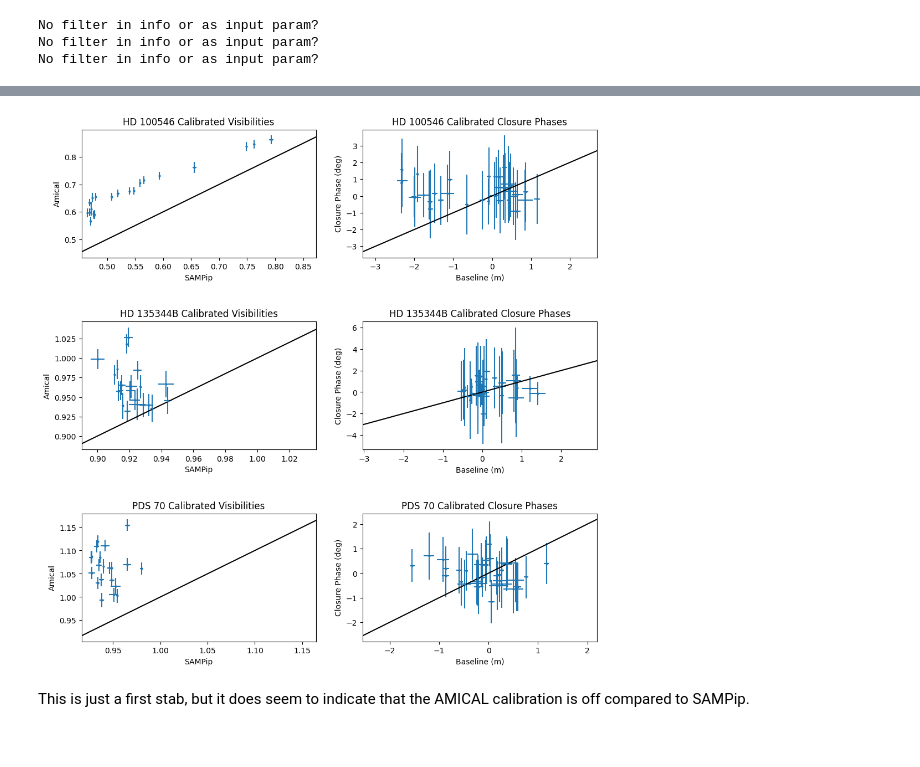
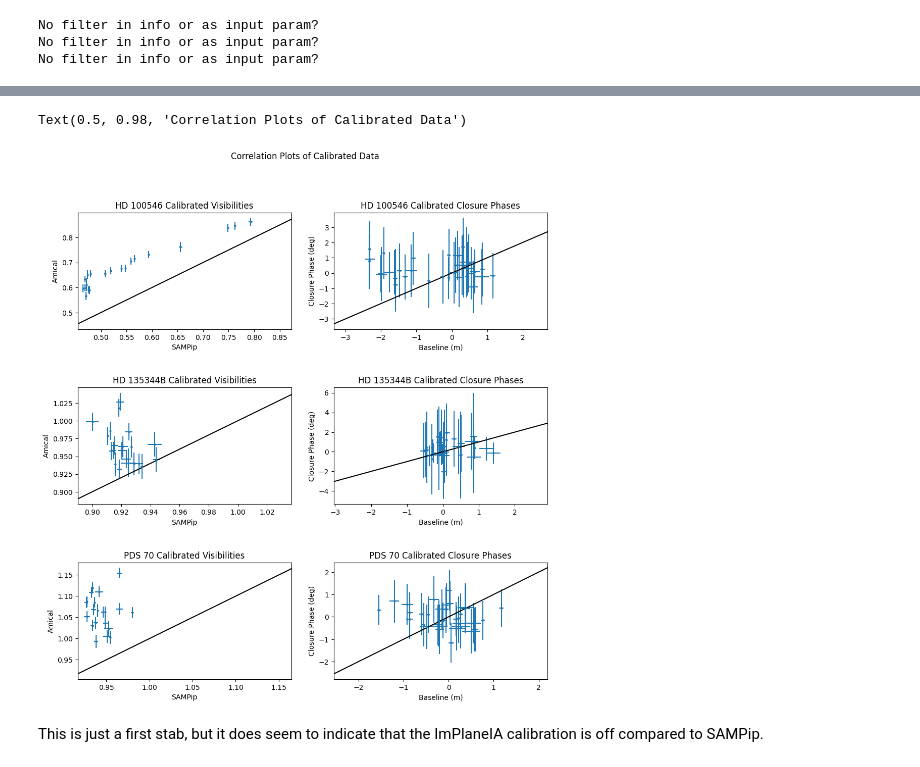
Before and after one commit to benjaminpope/ami, a Jupyter notebook: notebooks/comparison_1242.ipynb, the cells around one changed output, grey strips where cells are left out. Saved outputs shown, nothing was run; the diff lists cells and outputs as text; code cells hidden in the pictures.

Commit message:
implaneia update

```diff
--- a/notebooks/comparison_1242.ipynb
+++ b/notebooks/comparison_1242.ipynb
@@ -369,11 +369,11 @@ print(is_calib)
 v2_otf_joel = np.mean(v2s_joel[is_calib,:],axis=0)
 t3_tf_joel = np.mean(t3phis_joel[is_calib,:],axis=0)
 
-# now do the same for AMICAL
+# now do the same for ImPlaneIA
 is_calib = np.array([name.startswith('CAL') for name in names])
 print(is_calib)
-v2_otf_amical = 10**np.mean(np.log10(v2s[:,is_calib]),axis=1) # geometric mean of calibrator visibilities
-t3_tf_amical = np.mean(t3s[:,is_calib],axis=1)
+v2_otf_implaneia = 10**np.mean(np.log10(v2s[:,is_calib]),axis=1) # geometric mean of calibrator visibilities
+t3_tf_implaneia = np.mean(t3s[:,is_calib],axis=1)
 # %% [output]
 [False  True  True False False]
 [ True False  True False  True False  True False False False  True False
@@ -413,10 +413,10 @@ No filter in info or as input param?
 No filter in info or as input param?
 No filter in info or as input param?
 # %%
-v2s_calib = (v2s.T / v2_otf_amical).T
-t3s_calib = (t3s.T - t3_tf_amical).T
+v2s_calib = (v2s.T / v2_otf_implaneia).T
+t3s_calib = (t3s.T - t3_tf_implaneia).T
 # %%
-# now calibrate the amical data the same way
+# now calibrate the implaneia data the same way
 
 
 fig, axes = plt.subplots(3,2, figsize=(12, 12))
@@ -427,27 +427,27 @@ for j, name in enumerate(joelnames):
     match = np.array(names)==name
     print(name, np.sum(match))
 
-    v2_amical = v2s_calib[:,match].mean(axis=1)
-    v2errs_amical = v2errs[:,match].mean(axis=1)
-    t3_amical = t3s_calib[:,match].mean(axis=1)
-    t3errs_amical = t3errs[:,match].mean(axis=1)
+    v2_implaneia = v2s_calib[:,match].mean(axis=1)
+    v2errs_implaneia = v2errs[:,match].mean(axis=1)
+    t3_implaneia = t3s_calib[:,match].mean(axis=1)
+    t3errs_implaneia = t3errs[:,match].mean(axis=1)
 
     # visibilities
     ax1.errorbar(np.sqrt(u_joel**2 + v_joel**2), v2s_joel[j,:], yerr=v2errs_joel[j,:], fmt='o',markersize=2,label='Joel')
     ax1.set_xlabel('Baseline (m)')
     ax1.set_ylabel(r'$V^2$')
-    ax1.set_title(name+' Raw Visibilities')
-    ax1.errorbar(np.sqrt(u**2 + v**2), v2_amical,yerr=v2errs_amical,fmt='o',markersize=2,label='AMICAL')
+    ax1.set_title(name+' Calibrated Visibilities')
+    ax1.errorbar(np.sqrt(u**2 + v**2), v2_implaneia,yerr=v2errs_implaneia,fmt='o',markersize=2,label='ImPlaneIA')
     ax1.axhline(1.0, color='k', linestyle='--', alpha=0.5)
     ax1.legend()
 
 
     # closure phases vs first baseline
     ax2.errorbar(np.sqrt(t3u1_joel**2 + t3v1_joel**2), t3phis_joel[j,:], yerr=t3phierrs_joel[j,:], fmt='o',markersize=2,label='Joel')
-    ax2.errorbar(np.sqrt(t3u1**2 + t3v1**2), t3_amical, yerr=t3errs_amical, fmt='o',markersize=2,label='AMICAL')
+    ax2.errorbar(np.sqrt(t3u1**2 + t3v1**2), t3_implaneia, yerr=t3errs_implaneia, fmt='o',markersize=2,label='ImPlaneIA')
     ax2.set_xlabel('Baseline (m)')
     ax2.set_ylabel('Closure Phase (deg)')
-    ax2.set_title(name + ' Raw Closure Phases')
+    ax2.set_title(name + ' Calibrated Closure Phases')
     ax2.axhline(0.0, color='k', linestyle='--', alpha=0.5)
     ax2.legend()
 
@@ -460,38 +460,40 @@ PDS 70 4
 # %%
 # correlation plots
 
 fig, axes = plt.subplots(3,2, figsize=(12, 12))
 
 for j, name in enumerate(joelnames):
 
     ax1, ax2 = axes[j,:]
     match = np.array(names)==name
 
-    v2_amical = v2s_calib[:,match].mean(axis=1)
-    v2errs_amical = v2errs[:,match].mean(axis=1)
-    t3_amical = t3s_calib[:,match].mean(axis=1)
-    t3errs_amical = t3errs[:,match].mean(axis=1)
+    v2_implaneia = v2s_calib[:,match].mean(axis=1)
+    v2errs_implaneia = v2errs[:,match].mean(axis=1)
+    t3_implaneia = t3s_calib[:,match].mean(axis=1)
+    t3errs_implaneia = t3errs[:,match].mean(axis=1)
 
     # visibilities
-    ax1.errorbar(v2s_joel[j,:], v2_amical, xerr=v2errs_joel[j,:], yerr=v2errs_amical, fmt='o',markersize=2)
-    v2min, v2max = np.nanmin(np.concatenate([v2s_joel[j,:], v2_amical])), np.nanmax(np.concatenate([v2s_joel[j,:], v2_amical]))
+    ax1.errorbar(v2s_joel[j,:], v2_implaneia, xerr=v2errs_joel[j,:], yerr=v2errs_implaneia, fmt='o',markersize=2)
+    v2min, v2max = np.nanmin(np.concatenate([v2s_joel[j,:], v2_implaneia])), np.nanmax(np.concatenate([v2s_joel[j,:], v2_implaneia]))
     ax1.plot([v2min-0.01,v2max+0.01],[v2min-0.01,v2max+0.01],color='k')
     ax1.set_xlim(v2min-0.01,v2max+0.01)
     ax1.set_xlabel('SAMPip')
     ax1.set_ylabel(r'Amical')
     ax1.set_title(name+' Calibrated Visibilities')
 
     # closure phases vs first baseline
-    ax2.errorbar(t3phis_joel[j,:], t3_amical, xerr=t3phierrs_joel[j,:], yerr=t3errs_amical, fmt='o',markersize=2)
-    t3min, t3max = np.nanmin(np.concatenate([t3phis_joel[j,:], t3_amical])), np.nanmax(np.concatenate([t3phis_joel[j,:], t3_amical]))
+    ax2.errorbar(t3phis_joel[j,:], t3_implaneia, xerr=t3phierrs_joel[j,:], yerr=t3errs_implaneia, fmt='o',markersize=2)
+    t3min, t3max = np.nanmin(np.concatenate([t3phis_joel[j,:], t3_implaneia])), np.nanmax(np.concatenate([t3phis_joel[j,:], t3_implaneia]))
     ax2.plot([t3min-1,t3max+1],[t3min-1,t3max+1],color='k')
     ax2.set_xlim(t3min-1,t3max+1)
     ax2.set_xlabel('Baseline (m)')
     ax2.set_ylabel('Closure Phase (deg)')
     ax2.set_title(name + ' Calibrated Closure Phases')
 
 plt.subplots_adjust(hspace=0.5)
+plt.suptitle('Correlation Plots of Calibrated Data')
 # %% [output]
+Text(0.5, 0.98, 'Correlation Plots of Calibrated Data')
-[figure, old version]
+[figure, new version]
 # %% [markdown]
-This is just a first stab, but it does seem to indicate that the AMICAL calibration is off compared to SAMPip.
+This is just a first stab, but it does seem to indicate that the ImPlaneIA calibration is off compared to SAMPip.
```
Also changed, not shown: parts of 5 cells of this notebook.
